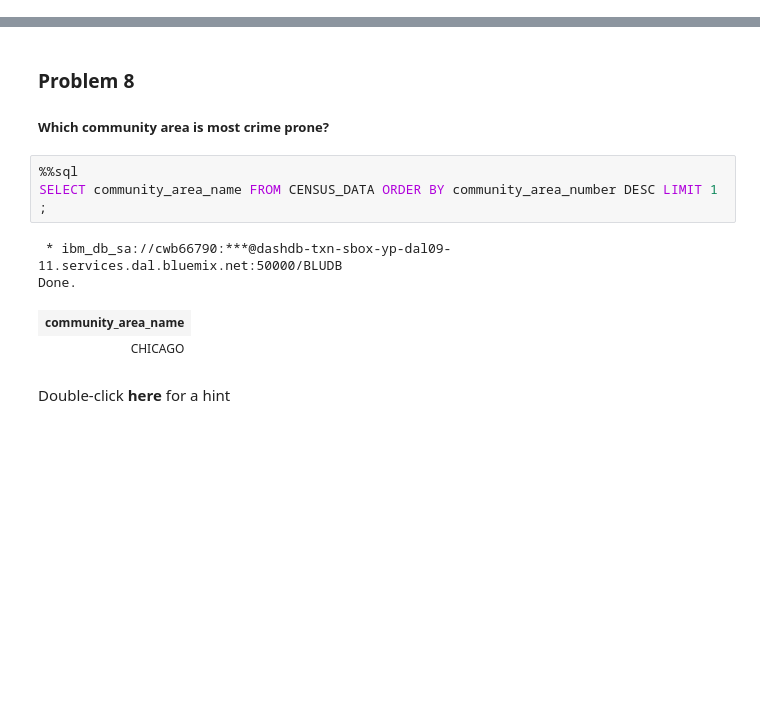
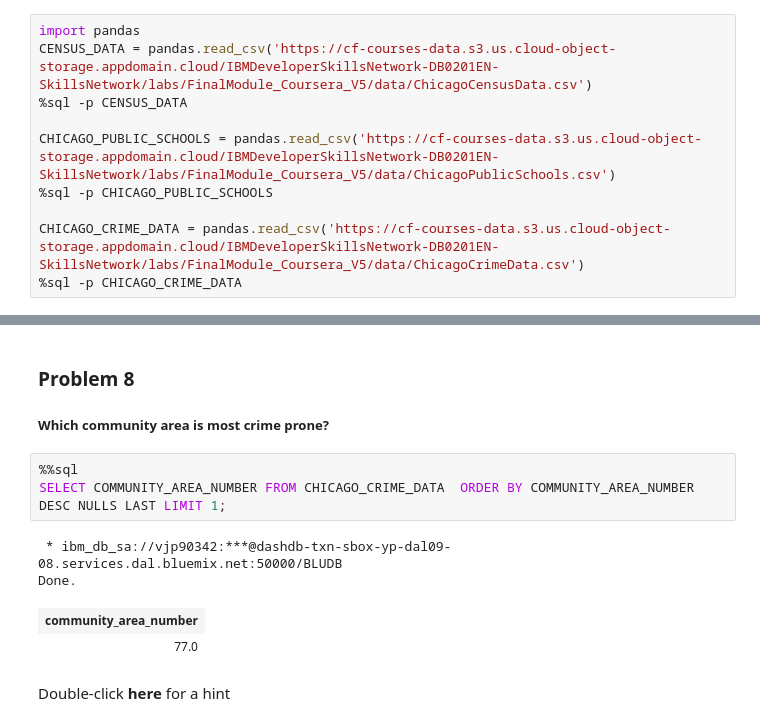
Before and after one commit to liengphu1988/ws-notebook, a Jupyter notebook: Databases_and_SQL_for_Data _Science_with_Python.ipynb, the cells around one changed output, grey strips where cells are left out. Cells and saved outputs as stored; diff of their text form; blank space fills up the shorter version.

```diff
--- a/Databases_and_SQL_for_Data _Science_with_Python.ipynb
+++ b/Databases_and_SQL_for_Data _Science_with_Python.ipynb
@@ -122,0 +119,10 @@ Now write and execute SQL queries to solve assignment problems
+# %%
+import pandas
+CENSUS_DATA = pandas.read_csv('https://cf-courses-data.s3.us.cloud-object-storage.appdomain.cloud/IBMDeveloperSkillsNetwork-DB0201EN-SkillsNetwork/labs/FinalModule_Coursera_V5/data/ChicagoCensusData.csv')
+%sql -p CENSUS_DATA
+
+CHICAGO_PUBLIC_SCHOOLS = pandas.read_csv('https://cf-courses-data.s3.us.cloud-object-storage.appdomain.cloud/IBMDeveloperSkillsNetwork-DB0201EN-SkillsNetwork/labs/FinalModule_Coursera_V5/data/ChicagoPublicSchools.csv')
+%sql -p CHICAGO_PUBLIC_SCHOOLS
+
+CHICAGO_CRIME_DATA = pandas.read_csv('https://cf-courses-data.s3.us.cloud-object-storage.appdomain.cloud/IBMDeveloperSkillsNetwork-DB0201EN-SkillsNetwork/labs/FinalModule_Coursera_V5/data/ChicagoCrimeData.csv')
+%sql -p CHICAGO_CRIME_DATA
@@ -234,12 +223,12 @@ Done.
 ##### Which community area is most crime prone?
 # %%
 %%sql
-SELECT community_area_name FROM CENSUS_DATA ORDER BY community_area_number DESC LIMIT 1 ;
+SELECT COMMUNITY_AREA_NUMBER FROM CHICAGO_CRIME_DATA  ORDER BY COMMUNITY_AREA_NUMBER DESC NULLS LAST LIMIT 1;
 # %% [output]
- * ibm_db_sa://cwb66790:***@dashdb-txn-sbox-yp-dal09-11.services.dal.bluemix.net:50000/BLUDB
+ * ibm_db_sa://vjp90342:***@dashdb-txn-sbox-yp-dal09-08.services.dal.bluemix.net:50000/BLUDB
 Done.
-| community_area_name |
-| CHICAGO |
+| community_area_number |
+| 77.0 |
 # %% [markdown]
 Double-click **here** for a hint
 
```
Also changed, not shown: parts of 27 cells of this notebook.
